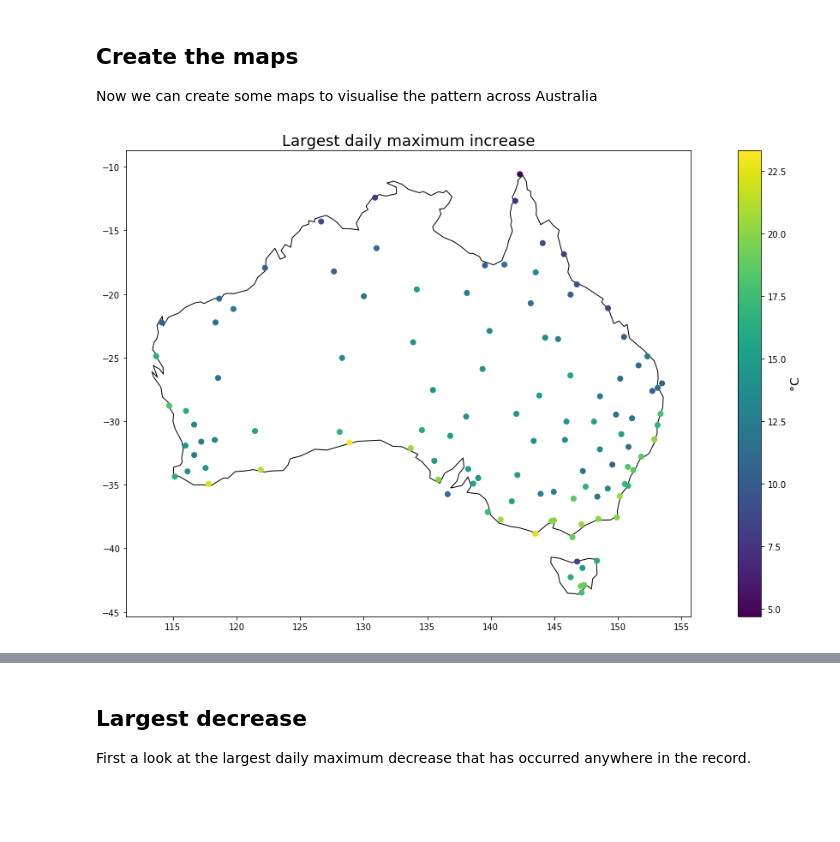
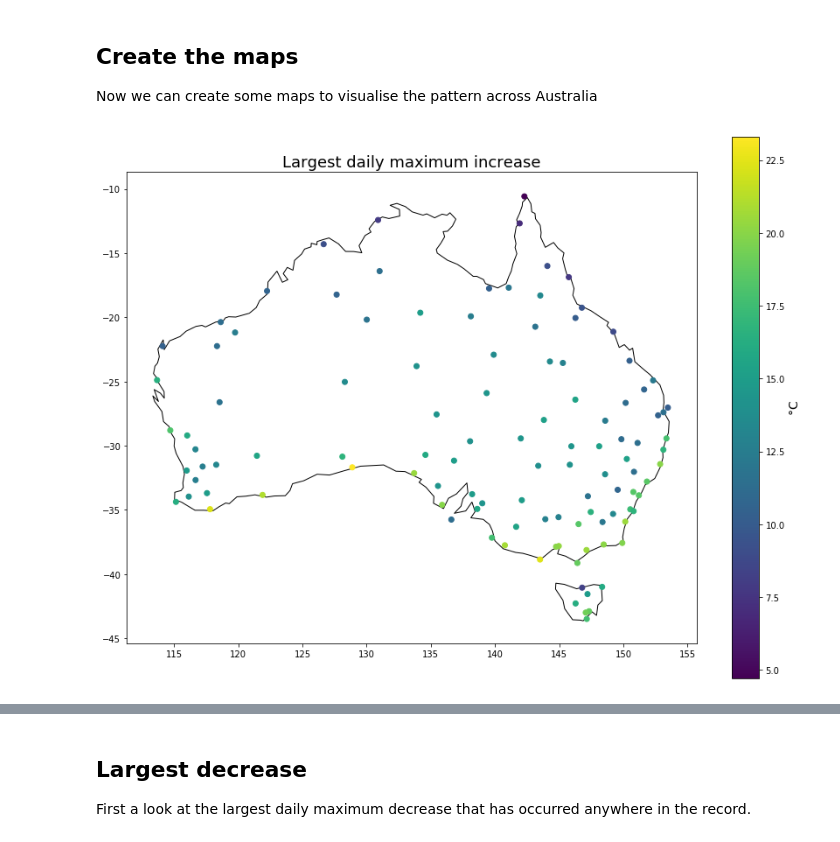
Before and after one commit to amacd31/data_analysis_notebooks, a Jupyter notebook: Maximum temperature daily variance investigation.ipynb, the cells around one changed output, grey strips where cells are left out. Drawn from its saved outputs; the diff is of its cells as text; code cells hidden in the pictures; blank space fills up the shorter version.

Commit message:
Tidy map plot dimensions and save to png

```diff
--- a/Maximum temperature daily variance investigation.ipynb
+++ b/Maximum temperature daily variance investigation.ipynb
@@ -126,15 +126,17 @@ Create the maps
 --
 Now we can create some maps to visualise the pattern across Australia
 # %%
-fig, ax = plt.subplots(figsize=(20, 10))
+fig, ax = plt.subplots(figsize=(12, 9))
 
 ax.set_aspect('equal')
 
 aus.plot(ax=ax, color='white', edgecolor='black')
 gdf.plot(ax=ax, column='largest_daily_max_increase', legend=True)
 
 fig.get_axes()[1].set_ylabel('$\degree$C', fontdict={'fontsize':14})
 title = ax.set_title('Largest daily maximum increase', fontdict={'fontsize':18})
+plt.tight_layout()
+plt.savefig('largest_daily_max_increase.png', facecolor='white')
 # %% [output]
-[figure, old version]
+[figure, new version]
 # %%
```
Also changed, not shown: parts of 2 cells of this notebook.
